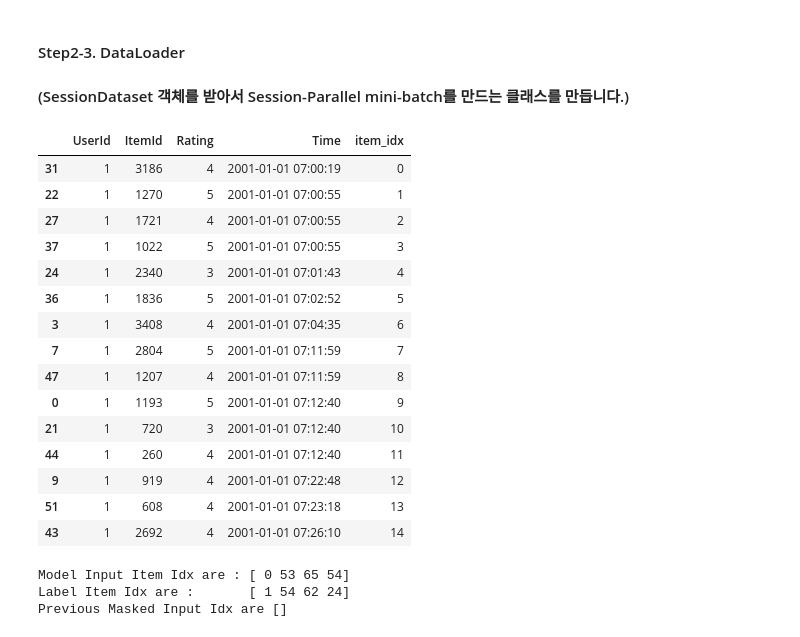
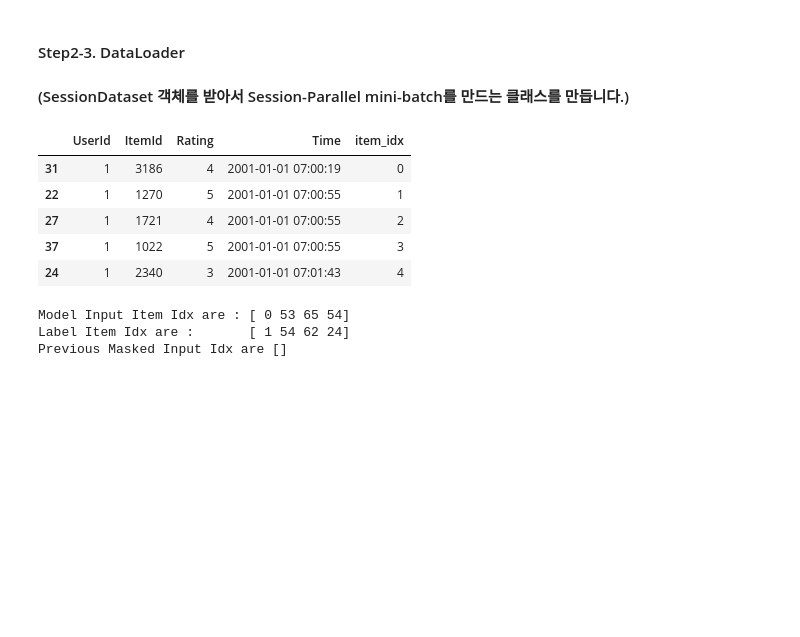
Before and after one commit to zoohoney/workplace, a Jupyter notebook: E-17]Movie-SBR.ipynb, the cells around one changed output. Cells and saved outputs as stored; diff of their text form; code cells hidden in the pictures; blank space fills up the shorter version.

```diff
--- a/E-17]Movie-SBR.ipynb
+++ b/E-17]Movie-SBR.ipynb
@@ -230,8 +238,8 @@ def split_by_date(data: pd.DataFrame, n_days: int):
     return before_date, after_date
 # %%
 # 20%
-tr, test = split_by_date(data, n_days=20)
-tr, val = split_by_date(tr, n_days=20)
+tr, test = split_by_date(data, n_days=100)
+tr, val = split_by_date(tr, n_days=100)
 # %%
 # data에 대한 정보를 살펴봅니다.
 def stats_info(data: pd.DataFrame, status: str):
@@ -392,24 +400,14 @@ class SessionDataLoader:
         return start, end, mask, last_session, finished
 # %%
 tr_data_loader = SessionDataLoader(tr_dataset, batch_size=4)
-tr_dataset.df.head(15)
+tr_dataset.df.head()
 # %% [output]
 |  | UserId | ItemId | Rating | Time | item_idx |
 | 31 | 1 | 3186 | 4 | 2001-01-01 07:00:19 | 0 |
 | 22 | 1 | 1270 | 5 | 2001-01-01 07:00:55 | 1 |
 | 27 | 1 | 1721 | 4 | 2001-01-01 07:00:55 | 2 |
 | 37 | 1 | 1022 | 5 | 2001-01-01 07:00:55 | 3 |
 | 24 | 1 | 2340 | 3 | 2001-01-01 07:01:43 | 4 |
-| 36 | 1 | 1836 | 5 | 2001-01-01 07:02:52 | 5 |
-| 3 | 1 | 3408 | 4 | 2001-01-01 07:04:35 | 6 |
-| 7 | 1 | 2804 | 5 | 2001-01-01 07:11:59 | 7 |
-| 47 | 1 | 1207 | 4 | 2001-01-01 07:11:59 | 8 |
-| 0 | 1 | 1193 | 5 | 2001-01-01 07:12:40 | 9 |
-| 21 | 1 | 720 | 3 | 2001-01-01 07:12:40 | 10 |
-| 44 | 1 | 260 | 4 | 2001-01-01 07:12:40 | 11 |
-| 9 | 1 | 919 | 4 | 2001-01-01 07:22:48 | 12 |
-| 51 | 1 | 608 | 4 | 2001-01-01 07:23:18 | 13 |
-| 43 | 1 | 2692 | 4 | 2001-01-01 07:26:10 | 14 |
 # %%
 iter_ex = iter(tr_data_loader)
 # %%
```
Also changed, not shown: parts of 11 cells of this notebook.
